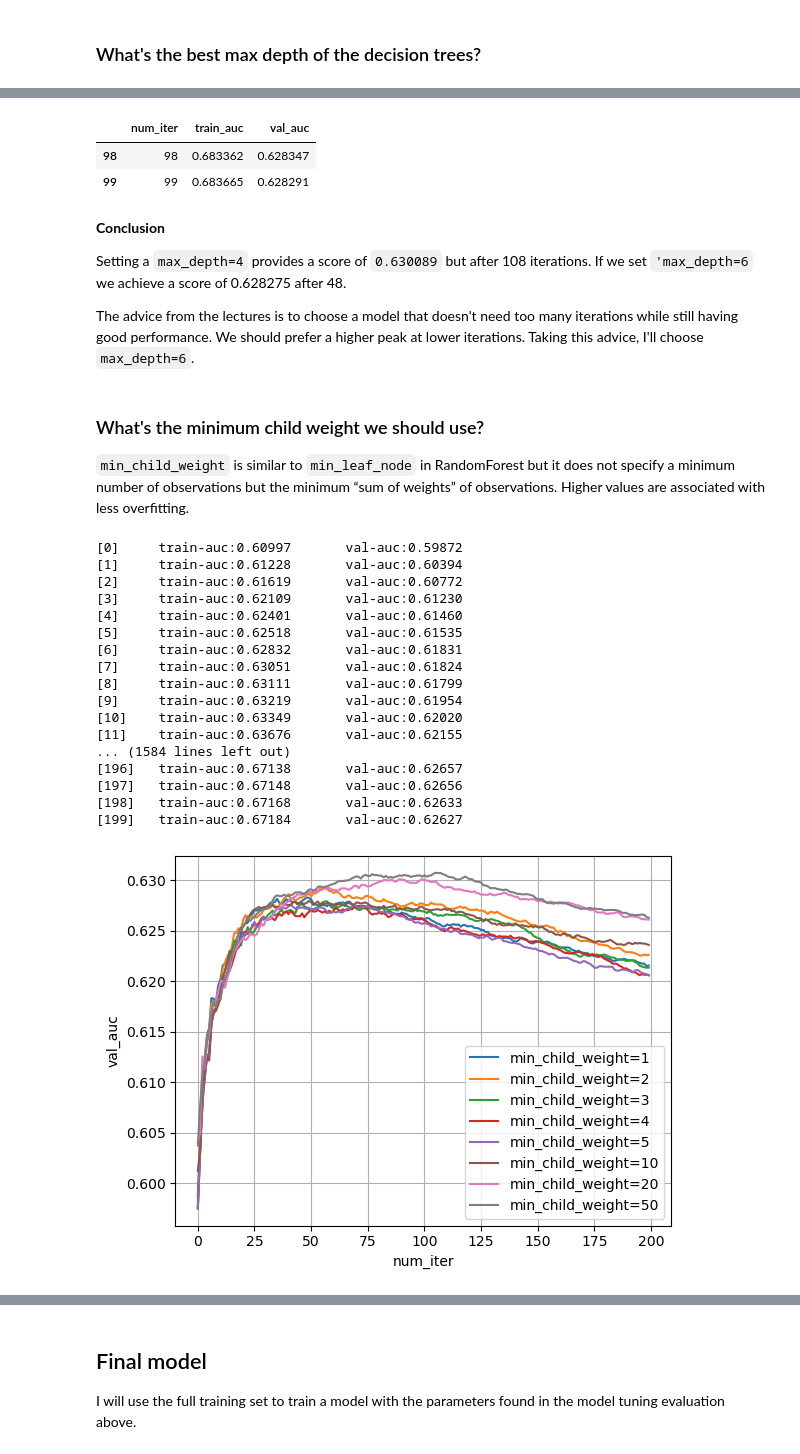
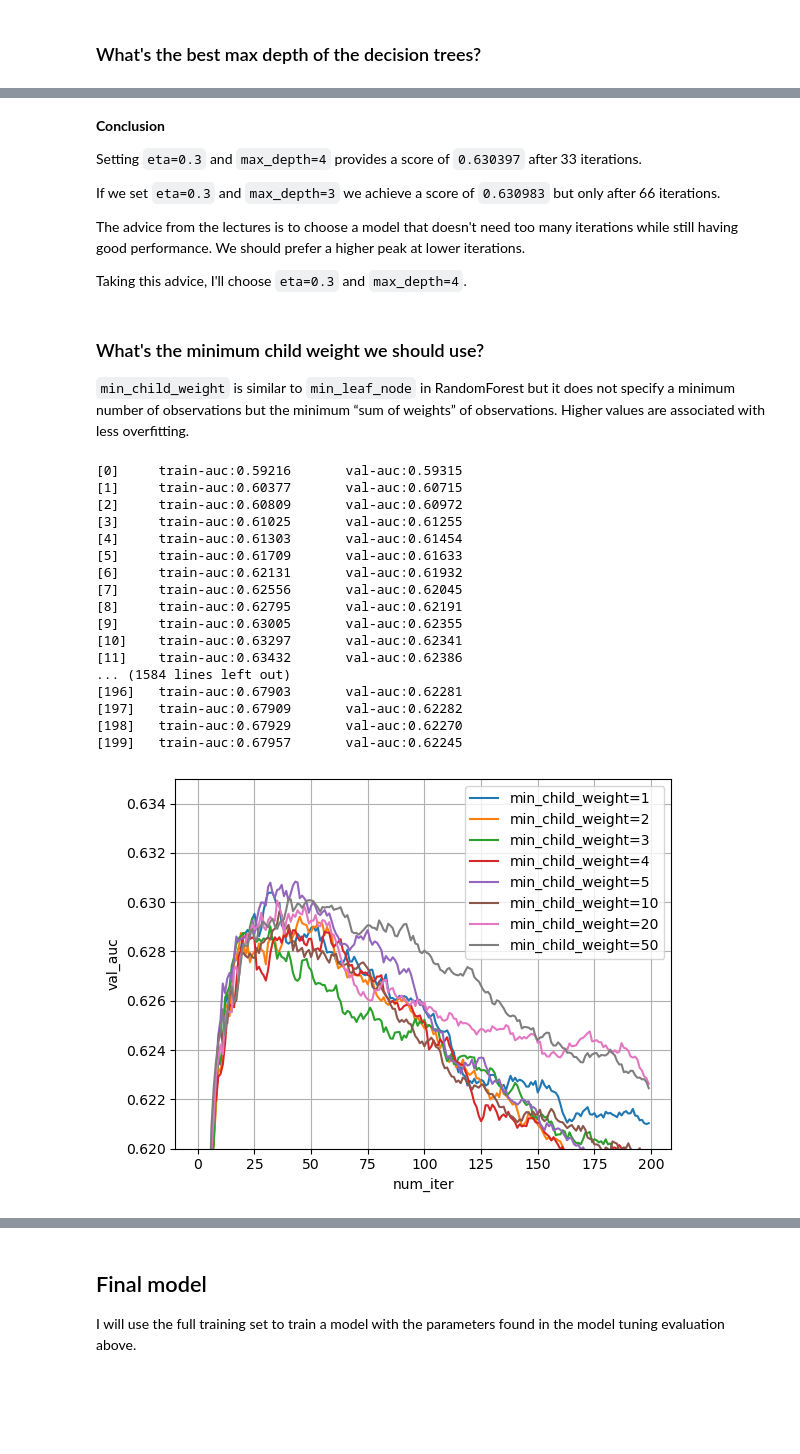
Before and after one commit to alibstill/ml-zoomcamp-collision-severity-prediction, a Jupyter notebook: 2_model_training/03_xgboost.ipynb, the cells around one changed output, grey strips where cells are left out. Cells and saved outputs as stored; diff of their text form; code cells hidden in the pictures; blank space fills up the shorter version.

Commit message:
[accident_severity] - tidy up model training notebooks, modfiy xgb parameters after tuning for eta and max_depth at the same time

```diff
--- a/2_model_training/03_xgboost.ipynb
+++ b/2_model_training/03_xgboost.ipynb
@@ -346,0 +427,7 @@ plt.show()
+# %%
+eta= 0.1
+
+for key, df_scores in totals_max_depth[f'eta={eta}'].items():
+    sns.lineplot(data=df_scores, x="num_iter", y="val_auc", label=key)
+
+plt.show()
@@ -346,0 +445,7 @@ plt.show()
+# %%
+eta= 0.2
+
+for key, df_scores in totals_max_depth[f'eta={eta}'].items():
+    sns.lineplot(data=df_scores, x="num_iter", y="val_auc", label=key)
+
+plt.show()
@@ -346,0 +463,7 @@ plt.show()
+# %%
+eta= 0.3
+
+for key, df_scores in totals_max_depth[f'eta={eta}'].items():
+    sns.lineplot(data=df_scores, x="num_iter", y="val_auc", label=key)
+
+plt.show()
@@ -363,15 +481,13 @@ scores_max_depth['max_depth=6'].sort_values(by="val_auc", ascending=False).head(
-# %%
-scores_max_depth['max_depth=5'].sort_values(by="val_auc", ascending=False).head(2)
-# %% [output]
-|  | num_iter | train_auc | val_auc |
-| 98 | 98 | 0.683362 | 0.628347 |
-| 99 | 99 | 0.683665 | 0.628291 |
 # %% [markdown]
 **Conclusion**
 
-Setting a `max_depth=4` provides a score of `0.630089` but after 108 iterations.  If we set `'max_depth=6` we achieve a score of 0.628275 after 48.
+Setting `eta=0.3` and `max_depth=4` provides a score of `0.630397` after 33 iterations.
 
-The advice from the lectures is to choose a model that doesn't need too many iterations while still having good performance. We should prefer a higher peak at lower iterations. Taking this advice, I'll choose `max_depth=6`.
+If we set `eta=0.3` and `max_depth=3` we achieve a score of `0.630983` but only after 66 iterations.
+
+The advice from the lectures is to choose a model that doesn't need too many iterations while still having good performance. We should prefer a higher peak at lower iterations.
+
+Taking this advice, I'll choose `eta=0.3` and `max_depth=4`.
 # %% [markdown]
 ### What's the minimum child weight we should use?
 
@@ -379,8 +495,8 @@ The advice from the lectures is to choose a model that doesn't need too many ite
 # %%
 num_boost_round = 200
 
-eta = 0.1
-max_depth = 6
+eta = 0.3
+max_depth = 4
 min_child_weight_to_test = [1,2,3,4,5,10,20,50]
 
 scores_min_child_weight = {}
@@ -403,29 +519,30 @@ for min_child in tqdm(min_child_weight_to_test):
     key = f'min_child_weight={min_child}'
     scores_min_child_weight[key] = train_and_evaluate(xgb_params, num_boost_round)
 # %% [output]
-[0]     train-auc:0.60997       val-auc:0.59872
-[1]     train-auc:0.61228       val-auc:0.60394
-[2]     train-auc:0.61619       val-auc:0.60772
-[3]     train-auc:0.62109       val-auc:0.61230
-[4]     train-auc:0.62401       val-auc:0.61460
-[5]     train-auc:0.62518       val-auc:0.61535
-[6]     train-auc:0.62832       val-auc:0.61831
-[7]     train-auc:0.63051       val-auc:0.61824
-[8]     train-auc:0.63111       val-auc:0.61799
-[9]     train-auc:0.63219       val-auc:0.61954
-[10]    train-auc:0.63349       val-auc:0.62020
-[11]    train-auc:0.63676       val-auc:0.62155
+[0]     train-auc:0.59216       val-auc:0.59315
+[1]     train-auc:0.60377       val-auc:0.60715
+[2]     train-auc:0.60809       val-auc:0.60972
+[3]     train-auc:0.61025       val-auc:0.61255
+[4]     train-auc:0.61303       val-auc:0.61454
+[5]     train-auc:0.61709       val-auc:0.61633
+[6]     train-auc:0.62131       val-auc:0.61932
+[7]     train-auc:0.62556       val-auc:0.62045
+[8]     train-auc:0.62795       val-auc:0.62191
+[9]     train-auc:0.63005       val-auc:0.62355
+[10]    train-auc:0.63297       val-auc:0.62341
+[11]    train-auc:0.63432       val-auc:0.62386
 ... (1584 lines left out)
-[196]   train-auc:0.67138       val-auc:0.62657
-[197]   train-auc:0.67148       val-auc:0.62656
-[198]   train-auc:0.67168       val-auc:0.62633
-[199]   train-auc:0.67184       val-auc:0.62627
+[196]   train-auc:0.67903       val-auc:0.62281
+[197]   train-auc:0.67909       val-auc:0.62282
+[198]   train-auc:0.67929       val-auc:0.62270
+[199]   train-auc:0.67957       val-auc:0.62245
 # %%
 for key, df_scores in scores_min_child_weight.items():
     sns.lineplot(data=df_scores, x="num_iter", y="val_auc", label=key)
 
 plt.grid()
+plt.ylim(0.620,0.635)
 plt.show()
 # %% [output]
-[figure, old version]
+[figure, new version]
 # %%
```
Also changed, not shown: parts of 27 cells of this notebook, 5 other files.
